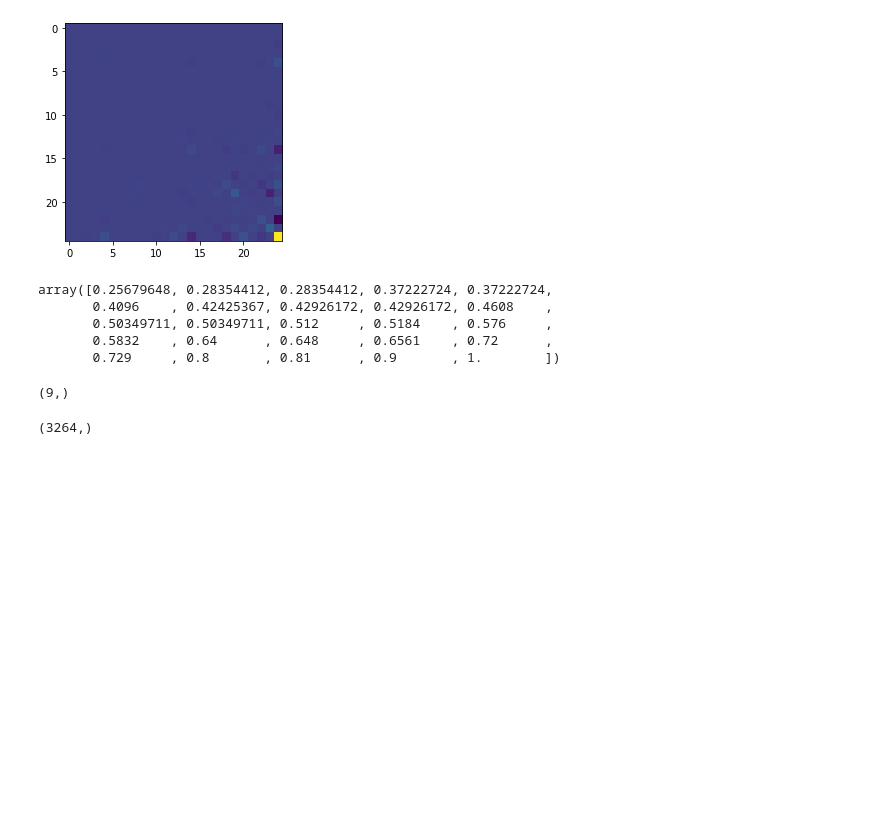
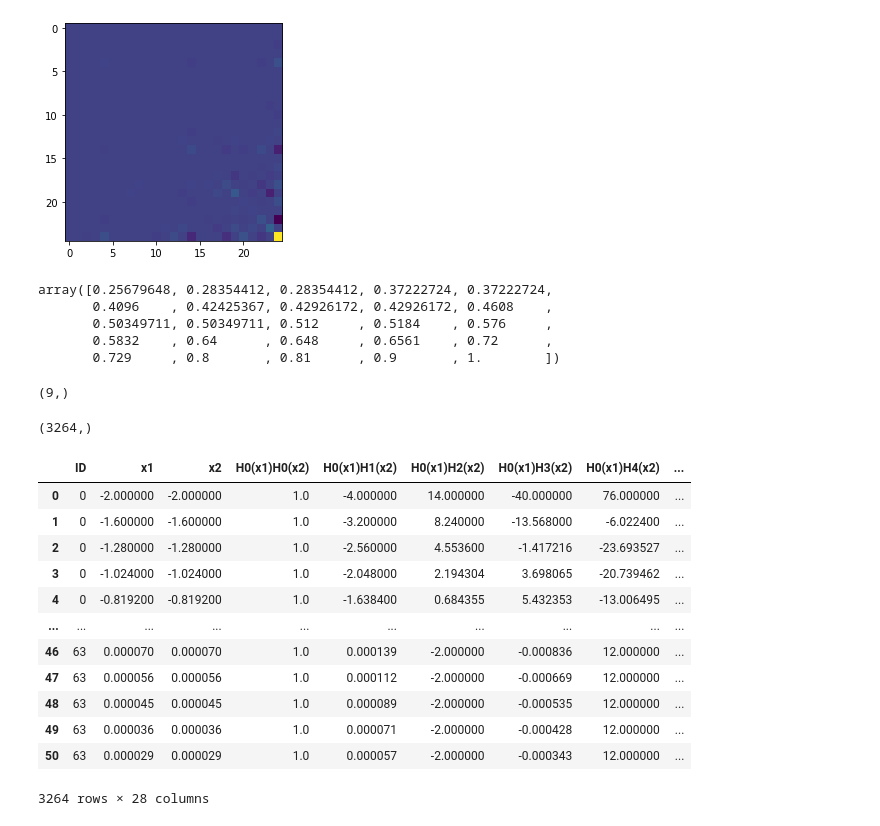
Before and after one commit to waleedbinkhalid74/ml_cms_final_project, a Jupyter notebook: mll_cms_final_proj_task_4_sandbox.ipynb, the cells around one changed output. Saved outputs shown, nothing was run; the diff lists cells and outputs as text; code cells hidden in the pictures; blank space fills up the shorter version.

```diff
--- a/mll_cms_final_proj_task_4_sandbox.ipynb
+++ b/mll_cms_final_proj_task_4_sandbox.ipynb
@@ -315,0 +318,18 @@ hermitian_observables = HermitePairs()
+# %%
+hermitian_observables = HermitePairs(x_data, 5)
+hermitian_observables.fit()
+hermitian_observables.observable_data
+# %% [output]
+|  | ID | x1 | x2 | H0(x1)H0(x2) | H0(x1)H1(x2) | H0(x1)H2(x2) | H0(x1)H3(x2) | H0(x1)H4(x2) | ... |
+| 0 | 0 | -2.000000 | -2.000000 | 1.0 | -4.000000 | 14.000000 | -40.000000 | 76.000000 | ... |
+| 1 | 0 | -1.600000 | -1.600000 | 1.0 | -3.200000 | 8.240000 | -13.568000 | -6.022400 | ... |
+| 2 | 0 | -1.280000 | -1.280000 | 1.0 | -2.560000 | 4.553600 | -1.417216 | -23.693527 | ... |
+| 3 | 0 | -1.024000 | -1.024000 | 1.0 | -2.048000 | 2.194304 | 3.698065 | -20.739462 | ... |
+| 4 | 0 | -0.819200 | -0.819200 | 1.0 | -1.638400 | 0.684355 | 5.432353 | -13.006495 | ... |
+| ... | ... | ... | ... | ... | ... | ... | ... | ... | ... |
+| 46 | 63 | 0.000070 | 0.000070 | 1.0 | 0.000139 | -2.000000 | -0.000836 | 12.000000 | ... |
+| 47 | 63 | 0.000056 | 0.000056 | 1.0 | 0.000112 | -2.000000 | -0.000669 | 12.000000 | ... |
+| 48 | 63 | 0.000045 | 0.000045 | 1.0 | 0.000089 | -2.000000 | -0.000535 | 12.000000 | ... |
+| 49 | 63 | 0.000036 | 0.000036 | 1.0 | 0.000071 | -2.000000 | -0.000428 | 12.000000 | ... |
+| 50 | 63 | 0.000029 | 0.000029 | 1.0 | 0.000057 | -2.000000 | -0.000343 | 12.000000 | ... |
+3264 rows × 28 columns
```
Also changed, not shown: parts of 2 cells of this notebook, 2 other files.
